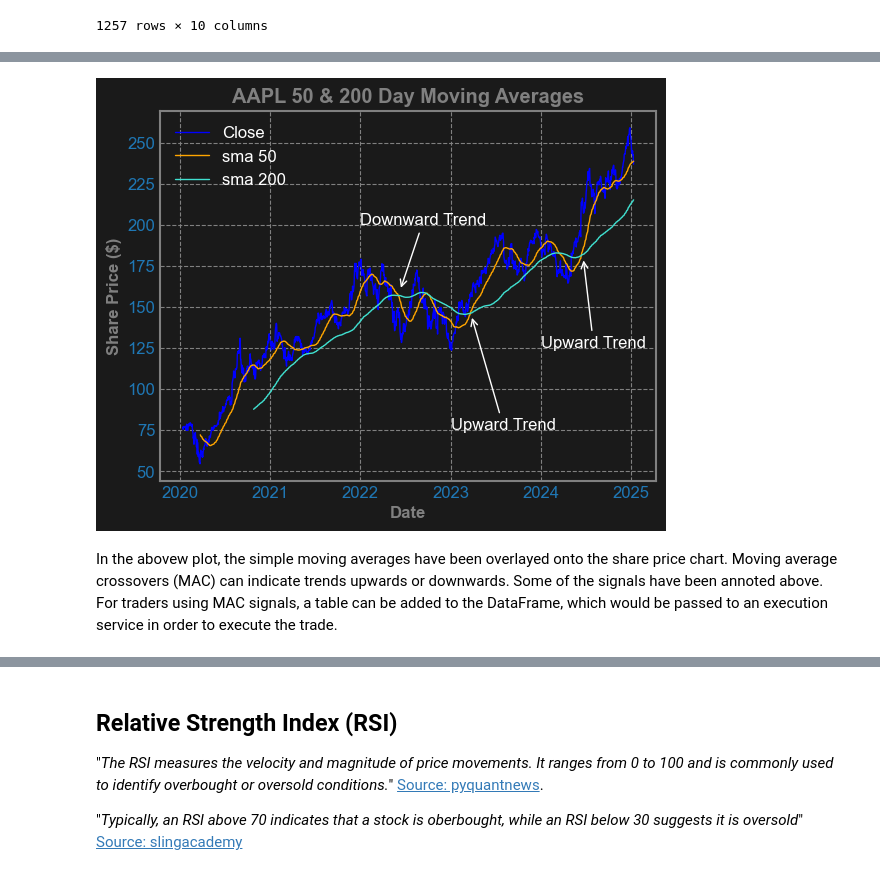
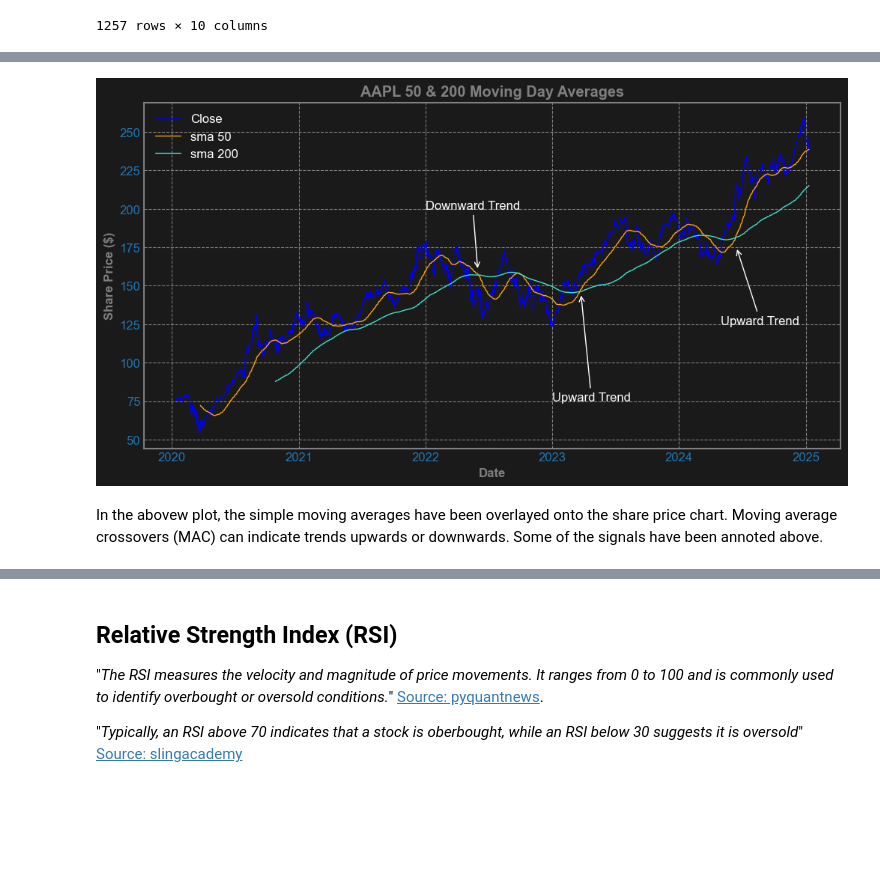
Before and after one commit to fdennehy/pfda-project, a Jupyter notebook: tech_analysis.ipynb, the cells around one changed output, grey strips where cells are left out. Cells and saved outputs as stored; diff of their text form; code cells hidden in the pictures; blank space fills up the shorter version.

```diff
--- a/tech_analysis.ipynb
+++ b/tech_analysis.ipynb
@@ -217,10 +218,10 @@ plt.style.use({
 })
 
 # plot figure and axes
-fig, ax = plt.subplots()
+fig, ax = plt.subplots(figsize = (12, 6))
 
 # Title.
-ax.set_title(ticker + " " + str(short_window) + " & " + str(long_window) + " " + "Day Moving Averages", weight='bold', color = 'grey')
+ax.set_title(f'{ticker} {str(short_window)} & {str(long_window)} Moving Day Averages', weight='bold', color = 'grey')
 
 # Axis labels.
 ax.set_xlabel('Date', weight='bold', color = 'grey')
@@ -239,7 +240,7 @@ plt.legend(loc=2)
 # https://campus.datacamp.com/courses/introduction-to-data-visualization-with-matplotlib/plotting-time-series?ex=9
 
 ax.annotate("Downward Trend",
-            xy=(pd.Timestamp("2022-06-10"),160),
+            xy=(pd.Timestamp("2022-06-01"),160),
             xytext=(pd.Timestamp("2022-01-01"),200),
             arrowprops={"arrowstyle":"->", "color":"white"})
 
@@ -249,7 +250,7 @@ ax.annotate("Upward Trend",
             arrowprops={"arrowstyle":"->", "color":"white"})
 
 ax.annotate("Upward Trend",
-            xy=(pd.Timestamp("2024-06-20"),180),
-            xytext=(pd.Timestamp("2024-01-01"),125),
+            xy=(pd.Timestamp("2024-06-15"),175),
+            xytext=(pd.Timestamp("2024-05-01"),125),
             arrowprops={"arrowstyle":"->", "color":"white"})
 # %% [output]
@@ -257,4 +258,3 @@ Text(2024-01-01 00:00:00, 125, 'Upward Trend')
-[figure, old version]
+[figure, new version]
 # %% [markdown]
 In the abovew plot, the simple moving averages have been overlayed onto the share price chart. Moving average crossovers (MAC) can indicate trends upwards or downwards. Some of the signals have been annoted above.
-For traders using MAC signals, a table can be added to the DataFrame, which would be passed to an execution service in order to execute the trade.
```
Also changed, not shown: parts of 28 cells of this notebook.
